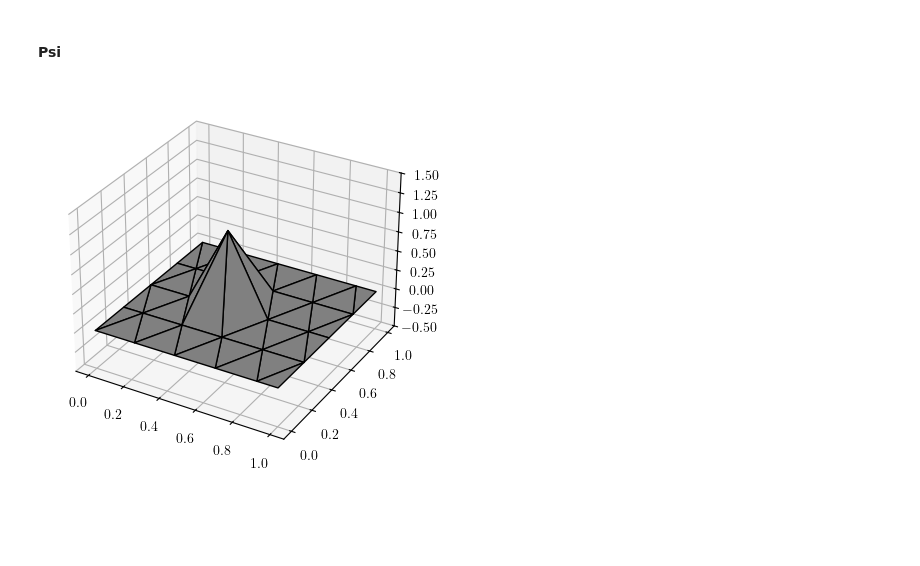
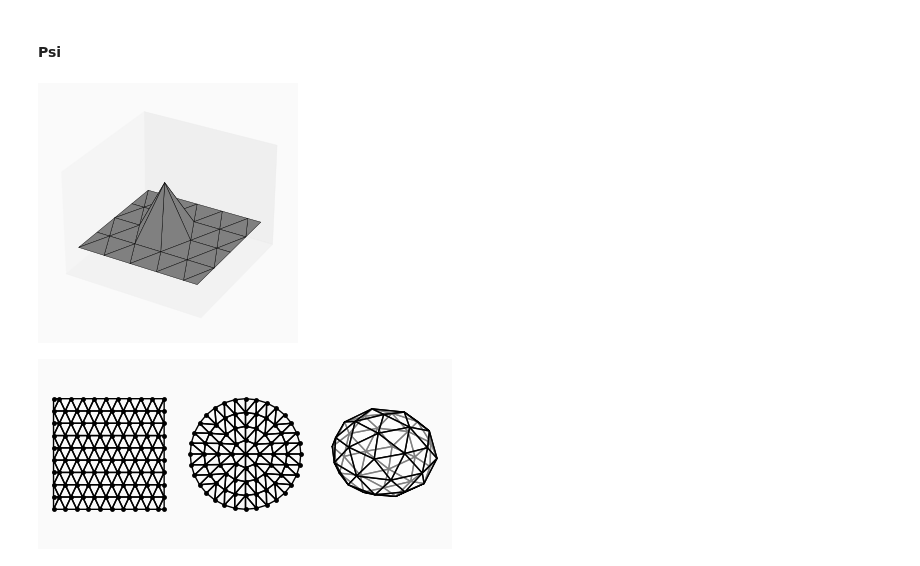
Before and after one commit to GavinEngelstad/Reaction-Diffusion-FEM, a Jupyter notebook: notebooks/triangulation.ipynb, the cells around one changed output. Cells and saved outputs as stored; diff of their text form; code cells hidden in the pictures; blank space fills up the shorter version.

```diff
--- a/notebooks/triangulation.ipynb
+++ b/notebooks/triangulation.ipynb
@@ -7,10 +7,11 @@ from src.triangulations import *
 import os
 
 ## config
-plt.rcParams.update({
-        'text.usetex': True,
-        'font.family': 'serif',
-    })
+plt.style.use('metropolis')
+# plt.rcParams.update({
+#         'text.usetex': True,
+#         'font.family': 'serif',
+#     })
 ROOT = os.environ.get('ROOT', '')
 SAVE = bool(os.environ.get('SAVE', False))
 # %% [markdown]
@@ -105,29 +106,86 @@ if SAVE: fig.savefig(ROOT + 'paper/figures/3dtris.pdf', bbox_inches='tight')
 # %%
 ## triangulations
 sq_pts, sq_tris = tri_rectangle(1, 1, 5)
 j = np.sum((sq_pts - np.array([0.5, 0.5]))**2, axis=-1).argmin()  # this is 1
 z = np.zeros_like(sq_pts[:, 1])
 z[j] = 1
 
 ## plot it
 # setup
 fig, ax = plt.subplots(subplot_kw={'projection': '3d'})
-fig.set_figwidth(4)
-fig.set_figheight(4)
+fig.set_figwidth(2.7)
+fig.set_figheight(2.7)
 
 # plot the sphere
 ax.plot_trisurf(
         sq_pts[:, 0],
         sq_pts[:, 1],
         z,
         triangles=sq_tris,
         facecolor='gray',
         edgecolor='k',
     )
 ax.set_zlim((-0.5, 1.5))
+ax.set_facecolor(fig.get_facecolor())
+ax.set_xticks([])
+ax.set_yticks([])
+ax.set_zticks([])
+
 
 # final things
 fig.tight_layout()
-if SAVE: fig.savefig(ROOT + 'paper/figures/psi.pdf', bbox_inches='tight')
+if SAVE: fig.savefig(ROOT + 'presentation/figures/psi.pdf', bbox_inches='tight')
 # %% [output]
-[figure, old version]
+[figure, new version]
+# %%
+## triangulations
+sq_pts, sq_tris = tri_rectangle(1, 1, 10)
+cir_pts, cir_tris = tri_circle(1, 5)
+sph_pts, sph_tris = tri_sphere(1, 1)
+
+## plot it
+# setup
+fig = plt.figure()
+ax1 = fig.add_subplot(1, 3, 1)
+ax2 = fig.add_subplot(1, 3, 2)
+ax3 = fig.add_subplot(1, 3, 3, projection='3d')
+axs = [ax1, ax2, ax3]
+fig.set_figwidth(4.25)
+fig.set_figheight(2)
+for ax in axs:
+    ax.set_axis_off()
+    ax.axis('equal')
+
+
+# plot the square
+ax1.plot(sq_pts[:, 0], sq_pts[:, 1], 'k.')
+for t in sq_tris:
+    t = t[[0, 1, 2, 0]]
+    ax1.plot(sq_pts[t, 0], sq_pts[t, 1], 'k-', linewidth=1)
+
+# plot the cirle
+ax2.plot(cir_pts[:, 0], cir_pts[:, 1], 'k.')
+for t in cir_tris:
+    t = t[[0, 1, 2, 0]]
+    ax2.plot(cir_pts[t, 0], cir_pts[t, 1], 'k-', linewidth=1)
+
+# plot the sphere
+ax3.plot_trisurf(
+        sph_pts[:, 0],
+        sph_pts[:, 1],
+        sph_pts[:, 2],
+        triangles=sph_tris,
+        facecolor=[1, 1, 1, 0.5],
+        edgecolor='k',
+        linewidth=1,
+    )
+ax3.set_facecolor(fig.get_facecolor())
+ax3.set_xlim([x / 1.5 for x in ax3.get_xlim()])
+ax3.set_ylim([x / 1.5 for x in ax3.get_ylim()])
+ax3.set_zlim([x / 1.5 for x in ax3.get_zlim()])
+
+# final things
+fig.tight_layout()
+if SAVE: fig.savefig(ROOT + 'presentation/figures/tris.pdf', bbox_inches='tight')
+# %% [output]
+[figure, added]
```
Also changed, not shown: parts of 1 cell of this notebook, 29 other files.
